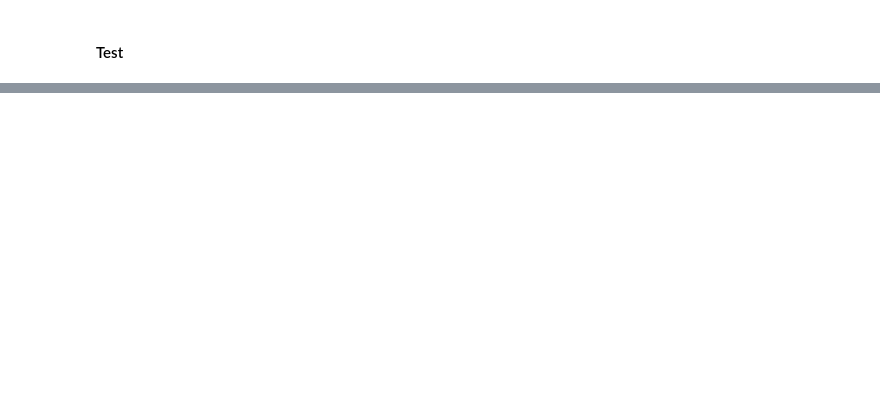
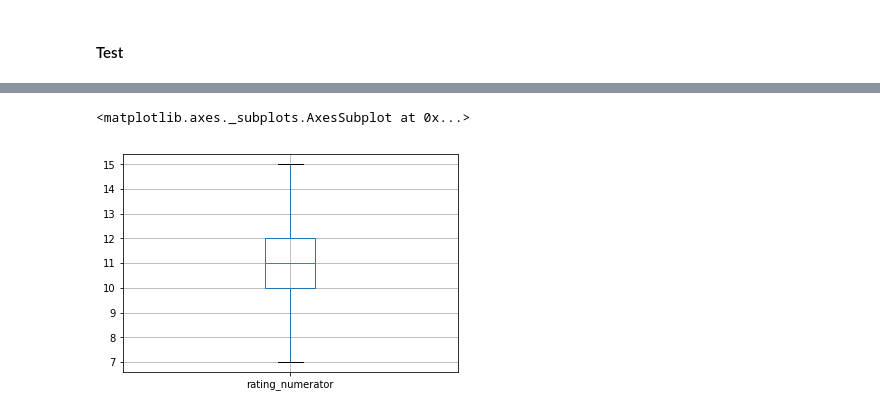
Before and after one commit to Noah-Zheng/DataWrangling_Project, a Jupyter notebook: wrangle_act.ipynb, the cells around one changed output, grey strips where cells are left out. Saved outputs shown, nothing was run; the diff lists cells and outputs as text; code cells hidden in the pictures; blank space fills up the shorter version.

Commit message:
clean data

```diff
--- a/wrangle_act.ipynb
+++ b/wrangle_act.ipynb
@@ -912,0 +809,6 @@ archive_clean[archive_clean.expanded_urls.isnull()]
+# %%
+import matplotlib.pyplot as plt
+%matplotlib inline
+
+df = pd.read_csv('twitter_archive_master.csv')
+df_pre = pd.read_csv('pre_cleaned.csv')
@@ -912,0 +827,5 @@ archive_clean[archive_clean.expanded_urls.isnull()]
+# %%
+df.boxplot(column='rating_numerator', showfliers=False)
+# %% [output]
+<matplotlib.axes._subplots.AxesSubplot at 0x...>
+[figure, added]
```
Also changed, not shown: parts of 37 cells of this notebook, 3 other files.
